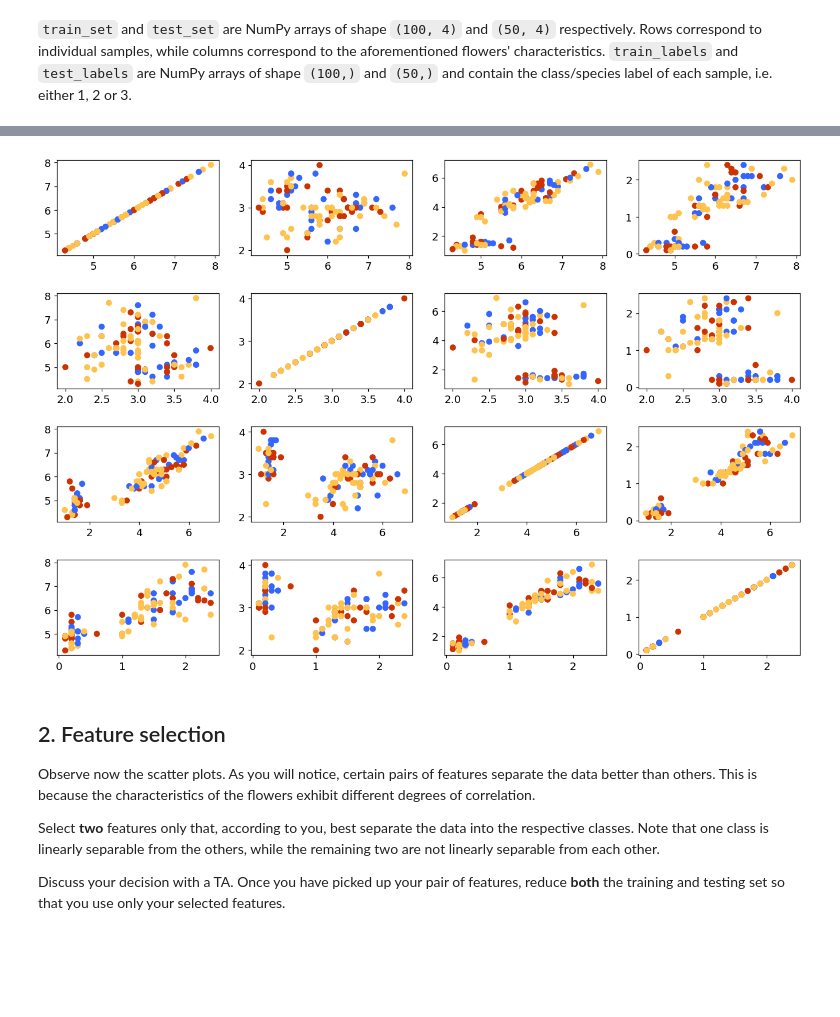
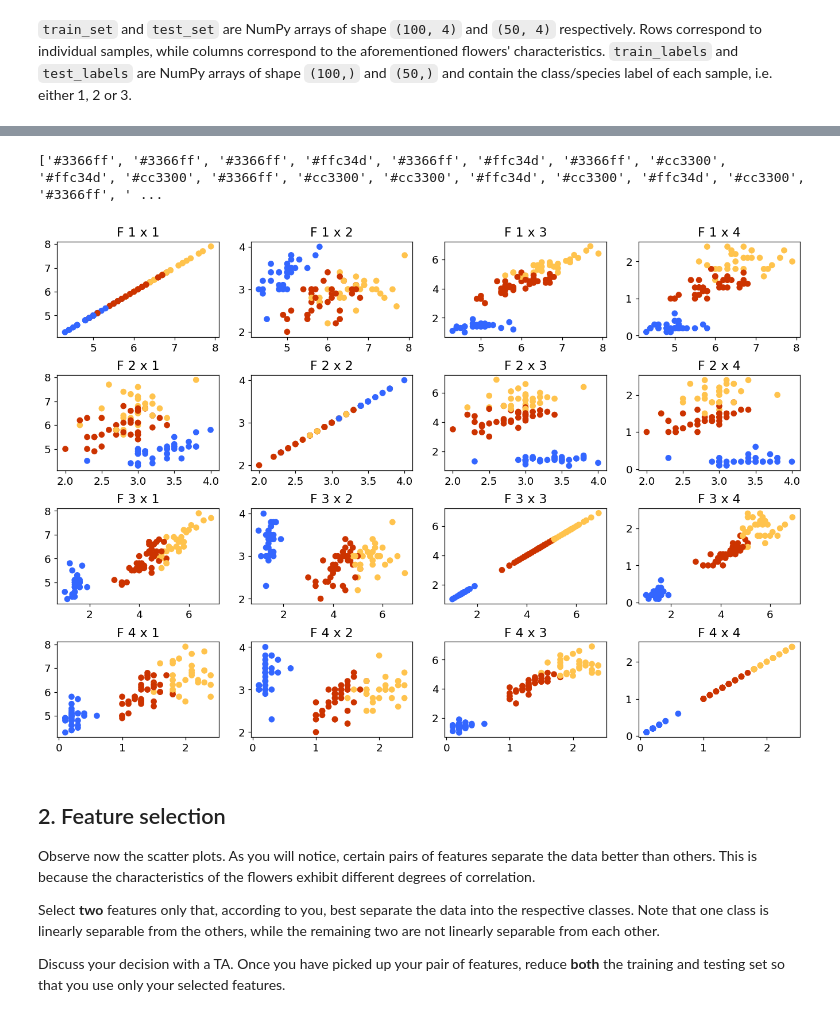
Before and after one commit to Rakin-Chowdhury/SPSCW2, a Jupyter notebook: lab_5/labsheet5.ipynb, the cells around one changed output, grey strips where cells are left out. Saved outputs shown, nothing was run; the diff lists cells and outputs as text; code cells hidden in the pictures; blank space fills up the shorter version.

```diff
--- a/lab_5/labsheet5.ipynb
+++ b/lab_5/labsheet5.ipynb
@@ -95,37 +95,41 @@ fig, ax = plt.subplots(n_features, n_features)
 plt.subplots_adjust(left=0.01, right=0.99, top=0.99, bottom=0.01, wspace=0.2, hspace=0.4)
 
 
 class_1_colour = r'#3366ff'
 class_2_colour = r'#cc3300'
 class_3_colour = r'#ffc34d'
 
 class_colours = [class_1_colour, class_2_colour, class_3_colour]
 colours = []
-for i in test_labels:
+for i in train_labels:
     #print(i)
     colours.append(class_colours[i-1])
 
-#print(colours)
+np.array(colours)
+
+print(colours)
 
 #print(test_labels)
 for j in range(4):
     for k in range(4):
-        ax[k,j].scatter(train_set[:, k],train_set[:, j],c = colours)
+        ax[j,k].scatter(train_set[:, j],train_set[:, k],c = colours)
+        ax[j,k].set_title('F {} x {}'.format(j+1, k+1))
 
 #ax[0,0].scatter(train_set[:, 0],train_set[:, 0],c = colours)
 #ax[0,1].scatter(train_set[:, 0],train_set[:, 1], c = colours)
 #plt.scatter(train_set[:, 0],train_set[:, 1])
 #plt.scatter([0,4],[3,8])
 
 # write your code here
 #ax1=plt.subplot(4, 4, 1)
 #ax2=plt.subplot(4, 4, 2)
 #ax3=plt.subplot(4, 4, 3)
 #ax1.scatter([0,1], [0,1])
 #ax2.scatter([0,4],[3,7])
 #ax3.scatter([0,4],[3,7])
 # %% [output]
+['#3366ff', '#3366ff', '#3366ff', '#ffc34d', '#3366ff', '#ffc34d', '#3366ff', '#cc3300', '#ffc34d', '#cc3300', '#3366ff', '#cc3300', '#cc3300', '#ffc34d', '#cc3300', '#ffc34d', '#cc3300', '#3366ff', ' ...
-[figure, old version]
+[figure, new version]
 # %% [markdown]
 ## 2. Feature selection
 
```
Also changed, not shown: parts of 4 cells of this notebook.
